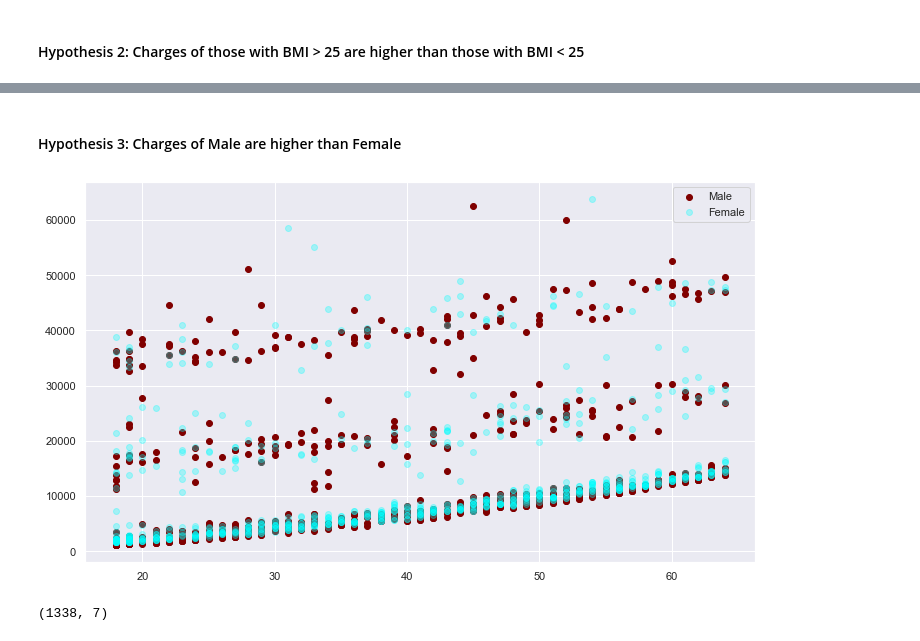
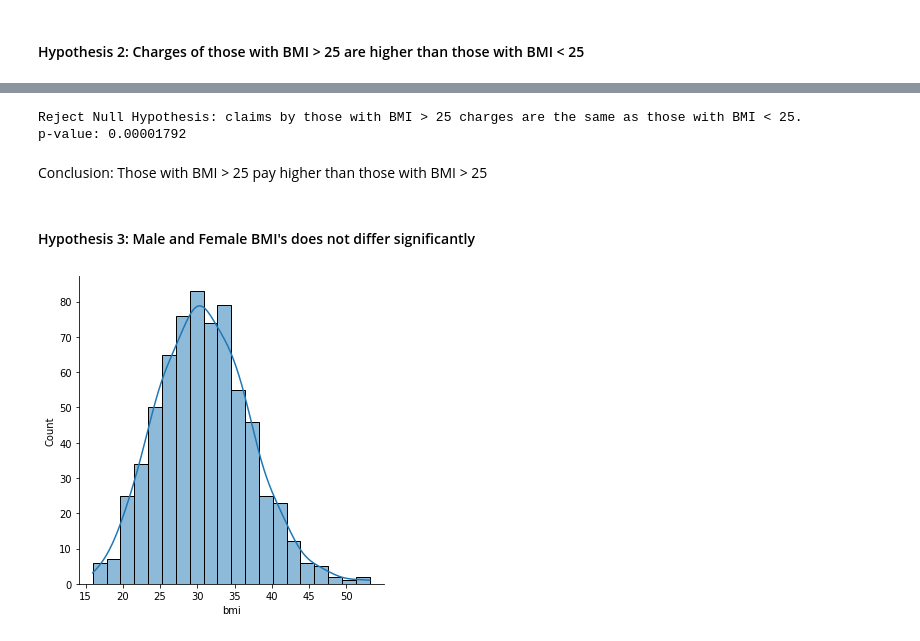
Before and after one commit to dwipaalfarisi/ads-projects, a Jupyter notebook: probability/prob.ipynb, the cells around one changed output, grey strips where cells are left out. Cells and saved outputs as stored; diff of their text form; code cells hidden in the pictures.

```diff
--- a/probability/prob.ipynb
+++ b/probability/prob.ipynb
@@ -632,15 +667,24 @@ plt.show();
+# %%
+Ho_2 = "Charges of those with BMI > 25 and BMI < 25 are the same"
+Ha_2 = "Charges of those with BMI > 25 and BMI < 25 are not the same"
+
+x = np.array(dummy_df[dummy_df.bmi_m25 == 1].charges)
+y = np.array(dummy_df[dummy_df.bmi_l25 == 1].charges)
+
+t, p_value  = stats.ttest_ind(x,y, axis = 0)
+
+if p_value < 0.05:
+    print('Reject Null Hypothesis: claims by those with BMI > 25 charges are the same as those with BMI < 25.\np-value: %.8f' % p_value)
+else:
+    print('Fail to Reject Null Hypothesis: claims by those with BMI > 25 charges are the same as those with BMI < 25.\np-value: %.8f' % p_value)
+# %% [output]
+Reject Null Hypothesis: claims by those with BMI > 25 charges are the same as those with BMI < 25.
+p-value: 0.00001792
+# %% [markdown]
+Conclusion: Those with BMI > 25 pay higher than those with BMI > 25
 # %% [markdown]
-#### Hypothesis 3: Charges of Male are higher than Female
+#### Hypothesis 3: Male and Female BMI's does not differ significantly
-# %%
-fig, ax = plt.subplots(figsize=(12, 7))
-ax.scatter(male1['age'], male1['charges'], label='Male', c='maroon')
-ax.scatter(female1['age'], female1['charges'], label='Female', c='cyan', alpha=0.3)
-ax.legend()
-
-plt.show();
-# %% [output]
-[figure, removed]
-# %%
-insurance_data.shape
-# %% [output]
-(1338, 7)
+# %%
+sns.displot(male1['bmi'], kde=True);
+# %% [output]
+[figure, added]
```
Also changed, not shown: parts of 31 cells of this notebook, 6 other files.
